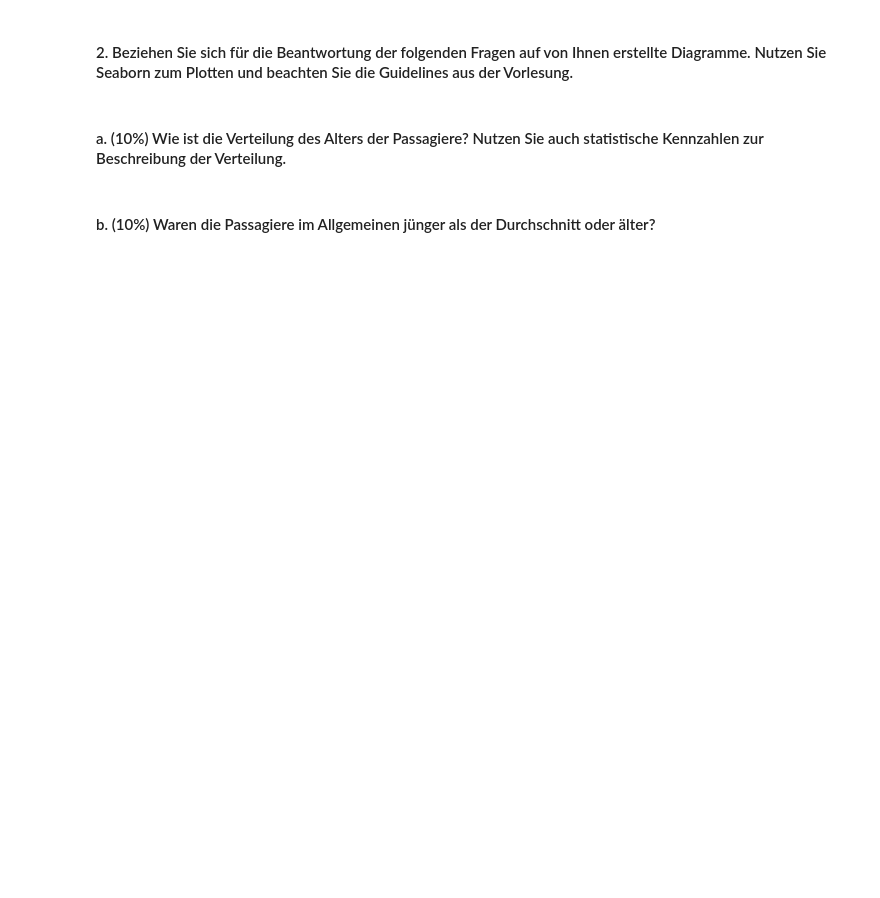
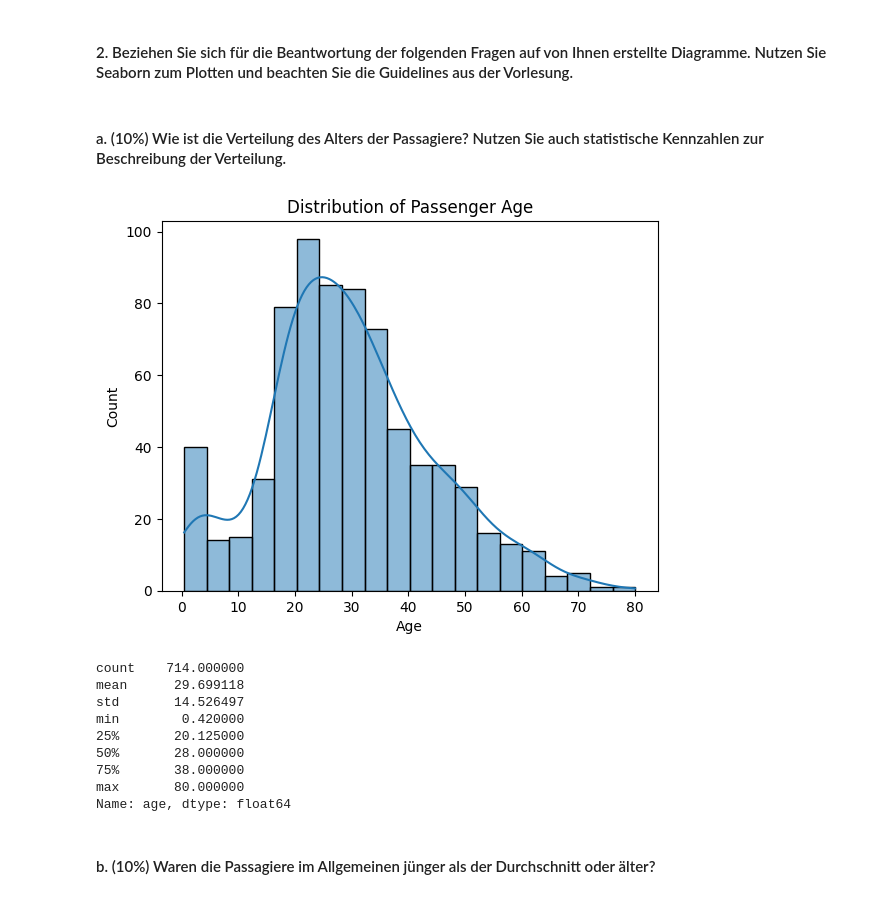
Before and after one commit to dfgsteam/data-science_basics, a Jupyter notebook: week04/Exercise.ipynb, the cells around one changed output. Saved outputs shown, nothing was run; the diff lists cells and outputs as text; code cells hidden in the pictures; blank space fills up the shorter version.

```diff
--- a/week04/Exercise.ipynb
+++ b/week04/Exercise.ipynb
@@ -132,3 +135,9 @@ Tipp: Nützliche Befehle sind `sed`, `head` und `tail`.
 ## Aufgabe 3: Seaborn Plotting (60%)
 # %% [markdown]
 #### 1. (0%) Laden Sie den bereinigten Titanic-Datensatz als Pandas DataFrame (https://raw.githubusercontent.com/mwaskom/seaborn-data/master/titanic.csv)
+# %%
+url = "https://raw.githubusercontent.com/mwaskom/seaborn-data/master/titanic.csv"
+df = pd.read_csv(url)
+
+# Display the dataframe
+print(df)
@@ -136,5 +163,32 @@ Tipp: Nützliche Befehle sind `sed`, `head` und `tail`.
 #### 2. Beziehen Sie sich für die Beantwortung der folgenden Fragen auf von Ihnen erstellte Diagramme. Nutzen Sie Seaborn zum Plotten und beachten Sie die Guidelines aus der Vorlesung.
 # %% [markdown]
 #### a. (10%) Wie ist die Verteilung des Alters der Passagiere? Nutzen Sie auch statistische Kennzahlen zur Beschreibung der Verteilung.
+# %%
+
+# Plot the distribution of age
+sns.histplot(df['age'].dropna(), kde=True)
+
+# Add labels and title
+plt.xlabel('Age')
+plt.ylabel('Count')
+plt.title('Distribution of Passenger Age')
+
+# Show the plot
+plt.show()
+
+# Describe the distribution using statistical measures
+age_stats = df['age'].describe()
+print(age_stats)
+# %% [output]
+[figure, added]
+count    714.000000
+mean      29.699118
+std       14.526497
+min        0.420000
+25%       20.125000
+50%       28.000000
+75%       38.000000
+max       80.000000
+Name: age, dtype: float64
 # %% [markdown]
 #### b. (10%) Waren die Passagiere im Allgemeinen jünger als der Durchschnitt oder älter?
```
Also changed, not shown: parts of 7 cells of this notebook.
